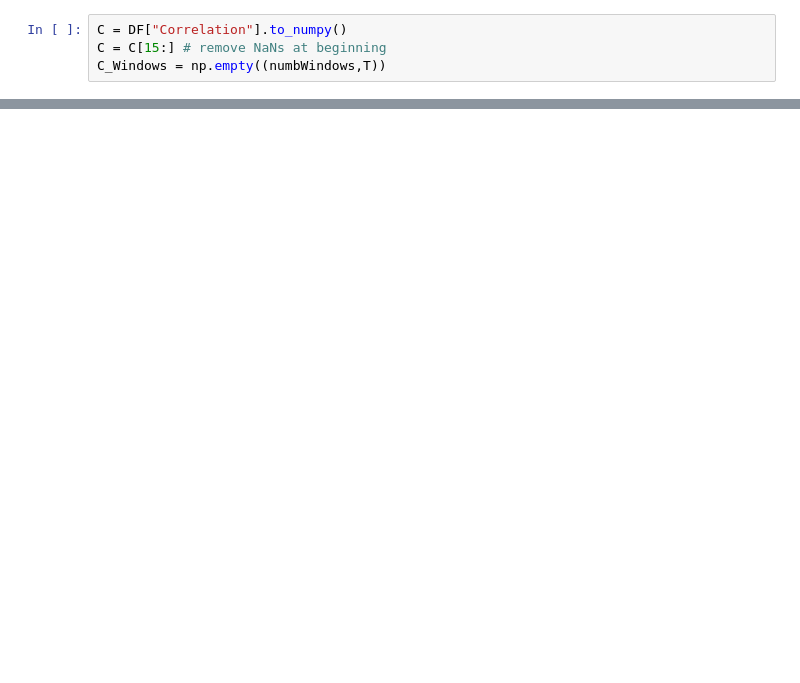
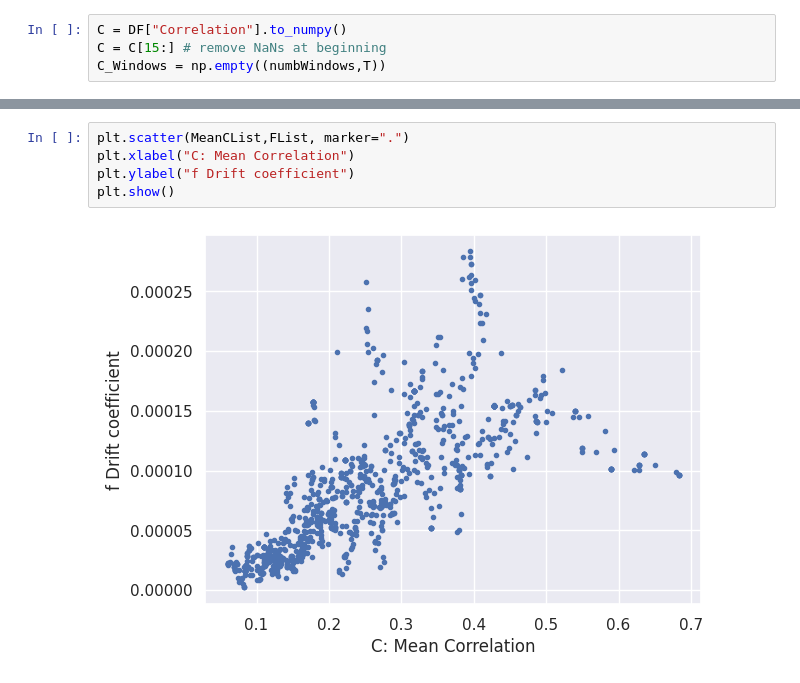
Before and after one commit to TobiasW1891/Finance-Redone, a Jupyter notebook: Compare to Stepanov.ipynb, the cells around one changed output, grey strips where cells are left out. Drawn from its saved outputs; the diff is of its cells as text; blank space fills up the shorter version.

```diff
--- a/Compare to Stepanov.ipynb
+++ b/Compare to Stepanov.ipynb
@@ -525,0 +354,7 @@ print(GSquaredList)
+# %%
+plt.scatter(MeanCList,FList, marker=".")
+plt.xlabel("C: Mean Correlation")
+plt.ylabel("f Drift coefficient")
+plt.show()
+# %% [output]
+[figure, added]
```
Also changed, not shown: parts of 26 cells of this notebook.
